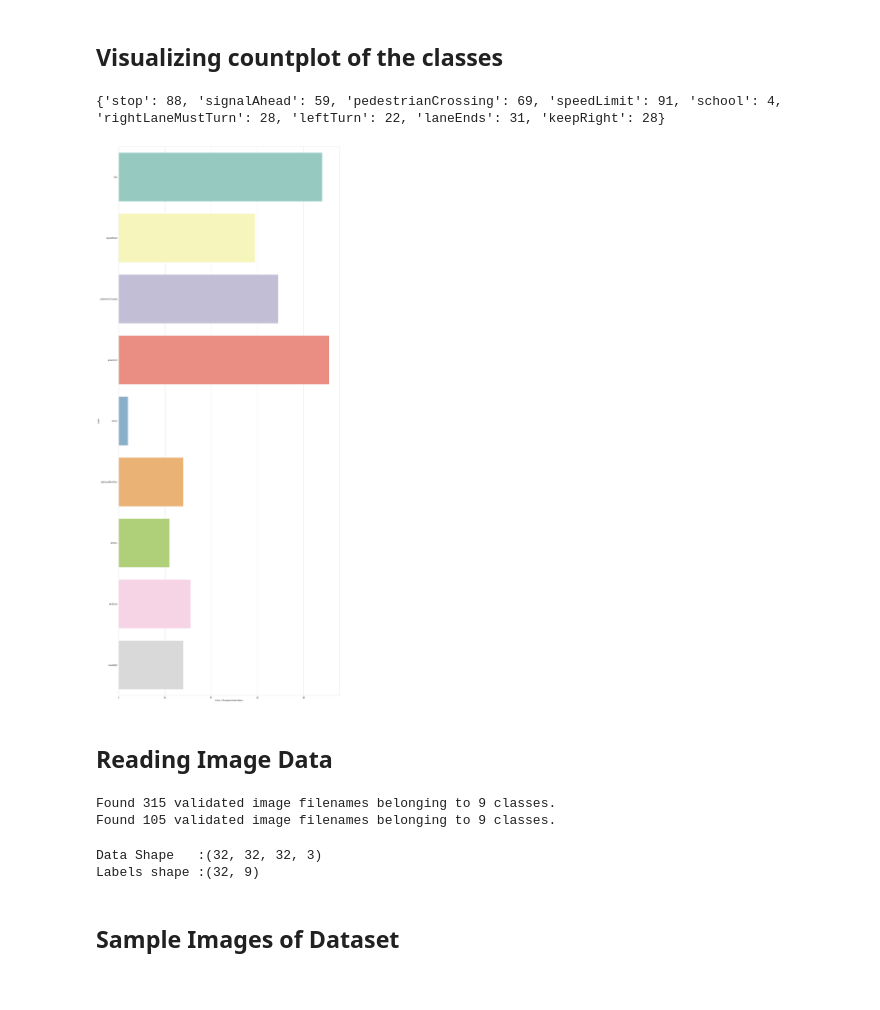
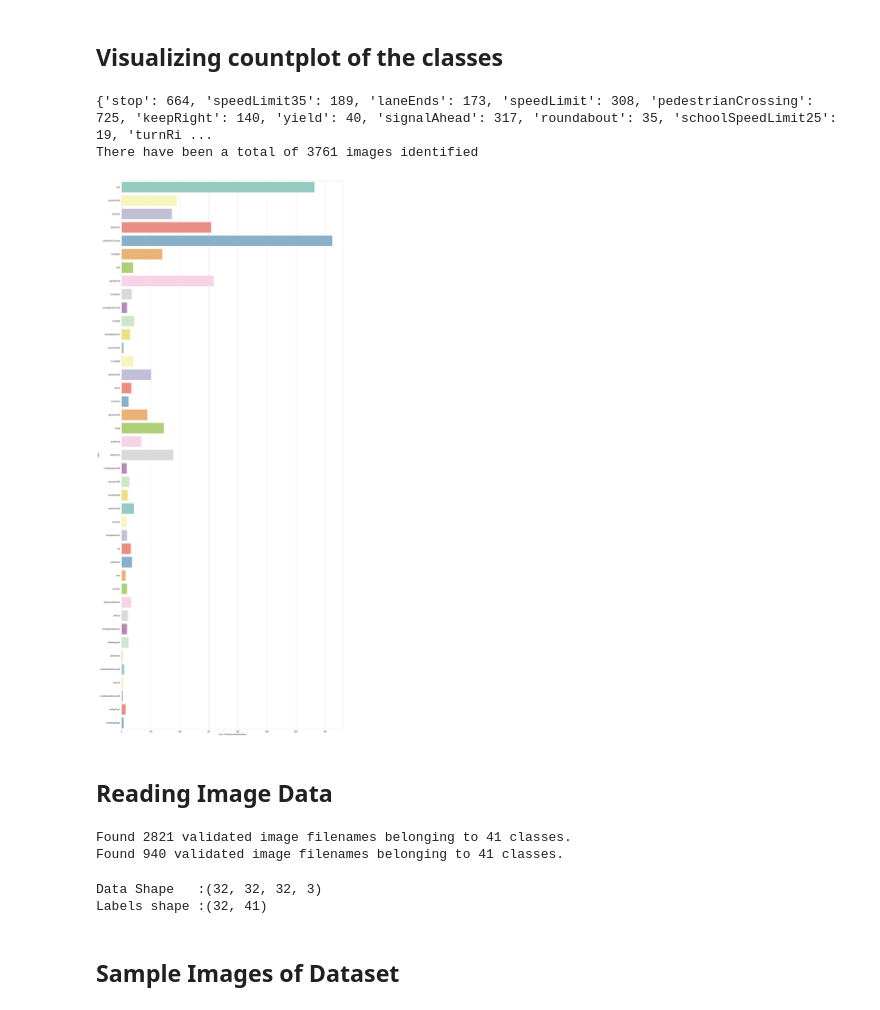
Before and after one commit to dcgaray/cpe429_project, a Jupyter notebook: ml_project/ml_project.ipynb, the cells around one changed output. Cells and saved outputs as stored; diff of their text form; code cells hidden in the pictures.

Commit message:
Latest stable build of the model
okay, so this is the latest stable build, where everything is working with the most updated dataset compliation...currently works and trains on ~4k images

```diff
--- a/ml_project/ml_project.ipynb
+++ b/ml_project/ml_project.ipynb
@@ -7,21 +1,3 @@ Traffic Sign Classification Using **Convolutional Neural Networks(CNNs)**, Which
-# %%
-# This Python 3 environment comes with many helpful analytics libraries installed
-# It is defined by the kaggle/python docker image: https://github.com/kaggle/docker-python
-# For example, here's several helpful packages to load in
-
-import numpy as np # linear algebra
-import pandas as pd # data processing, CSV file I/O (e.g. pd.read_csv)
-
-# Input data files are available in the "../input/" directory.
-# For example, running this (by clicking run or pressing Shift+Enter) will list all files under the input directory
-
-import os
-for dirname, _, filenames in os.walk('/data/input'):
-     for filename in filenames:
-         print(os.path.join(dirname, filename))
-
-# Any results you write to the current directory are saved as output.
-# !ls -l /kaggle/input/traffic-signs-classification
 # %% [markdown]
 ## Importing Libraries
 # %%
@@ -66,34 +53,40 @@ lab = pd.read_csv(os.path.join(absolute_path, 'frameAnnotations.csv'))
 # %%
 # Initialize a defaultdict to hold the counts. A defaultdict is used so that
 # keys that are not currently in the dictionary default to a value of 0.
 counts = defaultdict(int)
 
-path = '/Users/diegogaray/calpolyCS/csc429/ml_project/data/input/aiua120214-0/frameAnnotations-DataLog02142012_external_camera.avi_annotations'
+path = '/Users/diegogaray/Documents/Github/cpe429_project/ml_project/data/shorter_input/'
 
 # Iterate over the files in the directory
 for filename in os.listdir(path):
     # Check if the file is an image (ends with .png)
     if filename.endswith('.png'):
         # The class label is the part of the filename before the first underscore
         class_label = filename.split('_')[0]
         # Increment the count for this class label
         counts[class_label] += 1
 
 # Convert the counts to a regular dictionary and print it
 d = dict(counts)
 print(d)
 
+total = 0
+for value in d.values():
+    total += value
+
+print(f"There have been a total of {total} images identified")
 
 
 # Create the plot
 plt.figure(figsize=(20, 50))
 sns.barplot(y=list(d.keys()), x=list(d.values()), palette='Set3')
 plt.ylabel('Label')
 plt.xlabel('Count of Samples/Observations')
 plt.show()
 # %% [output]
-{'stop': 88, 'signalAhead': 59, 'pedestrianCrossing': 69, 'speedLimit': 91, 'school': 4, 'rightLaneMustTurn': 28, 'leftTurn': 22, 'laneEnds': 31, 'keepRight': 28}
+{'stop': 664, 'speedLimit35': 189, 'laneEnds': 173, 'speedLimit': 308, 'pedestrianCrossing': 725, 'keepRight': 140, 'yield': 40, 'signalAhead': 317, 'roundabout': 35, 'schoolSpeedLimit25': 19, 'turnRi ...
+There have been a total of 3761 images identified
-[figure, old version]
+[figure, new version]
 # %% [markdown]
 ## Reading Image Data
 # %%
@@ -140,14 +133,14 @@ valid_generator = datagen.flow_from_dataframe(
     class_mode="categorical",
     target_size=(32,32))
 # %% [output]
-Found 315 validated image filenames belonging to 9 classes.
-Found 105 validated image filenames belonging to 9 classes.
+Found 2821 validated image filenames belonging to 41 classes.
+Found 940 validated image filenames belonging to 41 classes.
 # %%
 X, y = train_generator.next()
 print(f"Data Shape   :{X.shape}\nLabels shape :{y.shape}")
 # %% [output]
 Data Shape   :(32, 32, 32, 3)
-Labels shape :(32, 9)
+Labels shape :(32, 41)
 # %% [markdown]
 ## Sample Images of Dataset
 # %%
```
Also changed, not shown: parts of 26 cells of this notebook, 8 other files.
